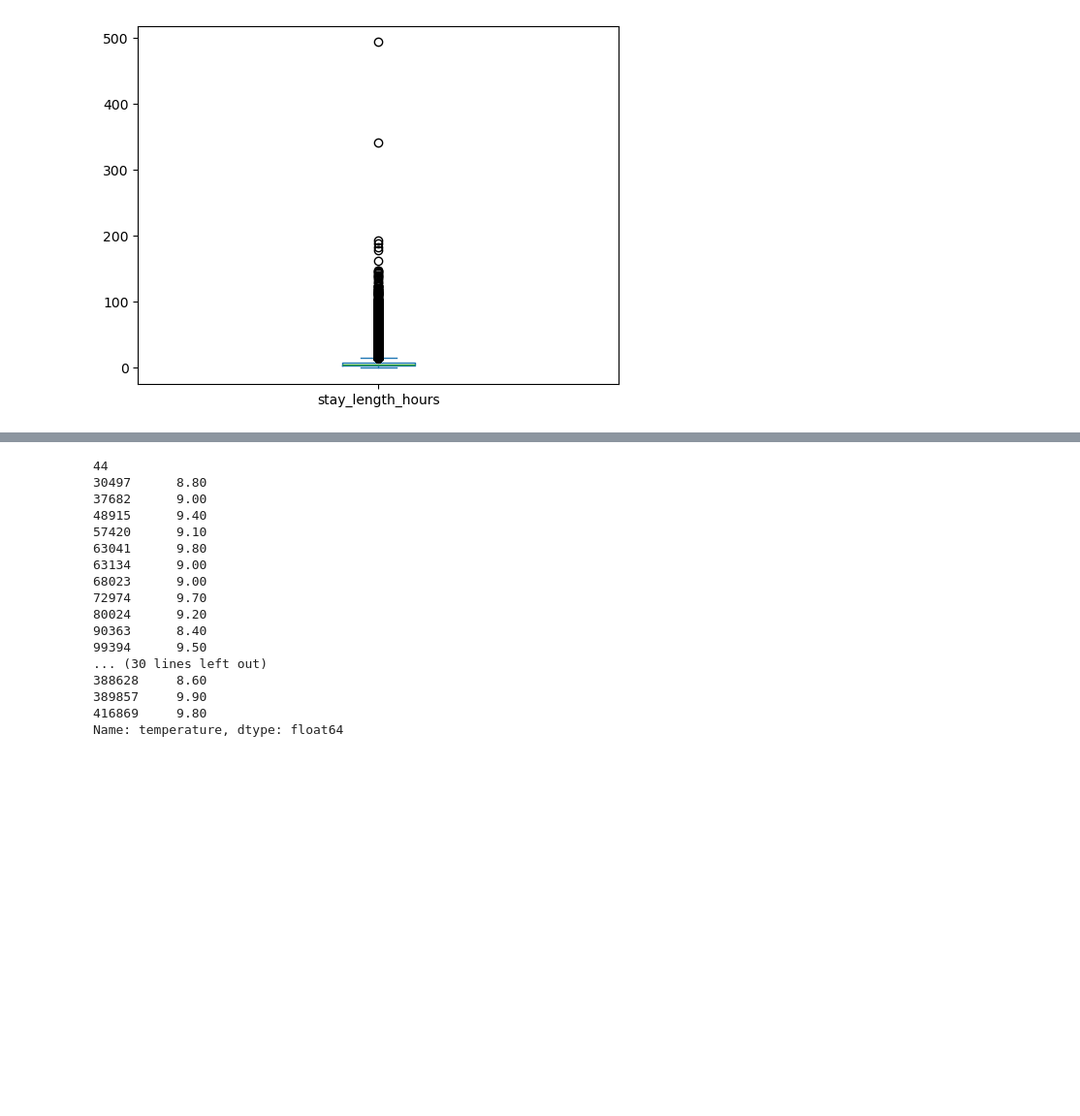
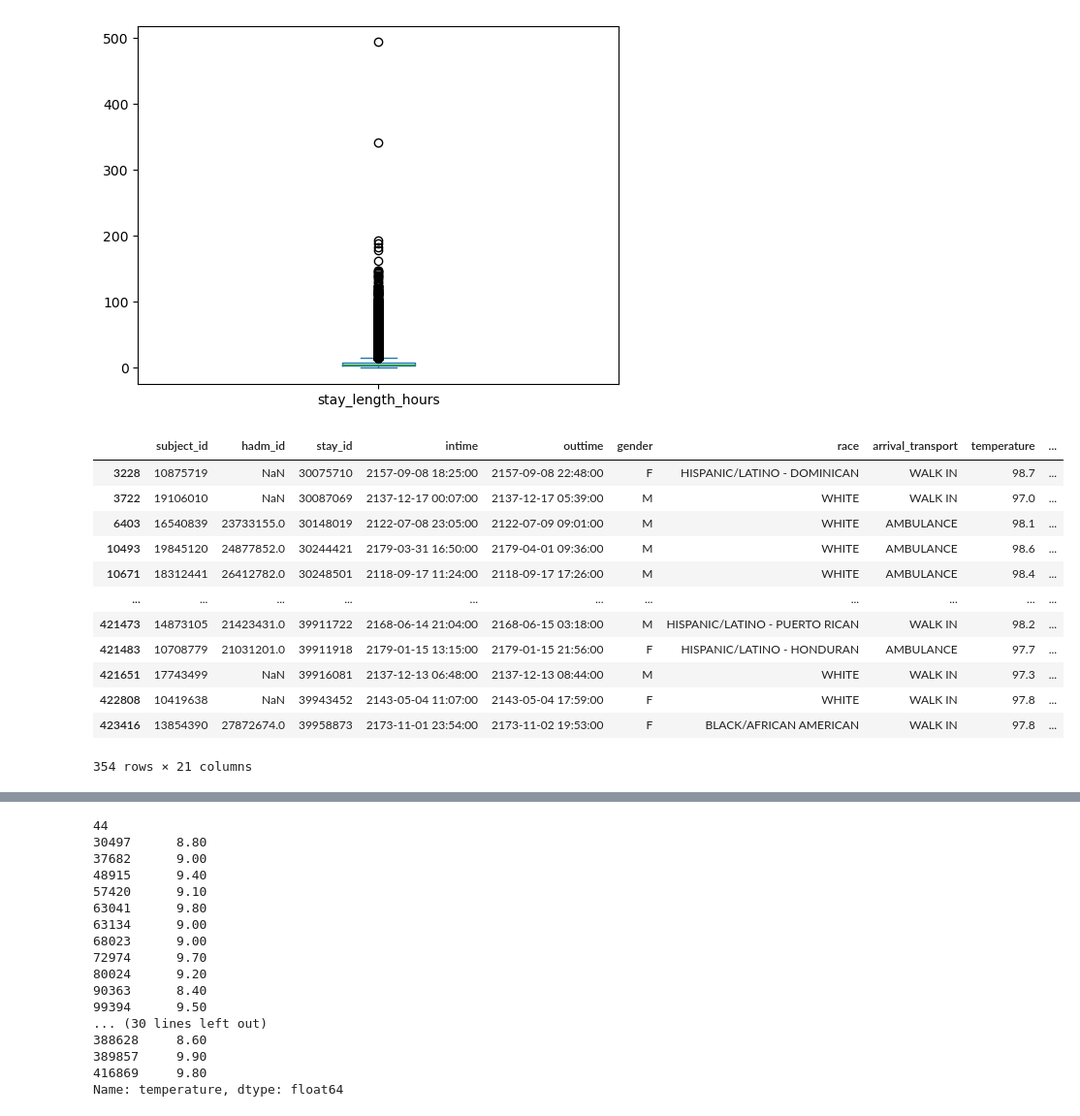
Before and after one commit to ewiesner/Emergency-Department-Wait-Times-, a Jupyter notebook: Cleaning.ipynb, the cells around one changed output, grey strips where cells are left out. Shown at 97% size. Drawn from its saved outputs; the diff is of its cells as text; code cells hidden in the pictures; blank space fills up the shorter version.

```diff
--- a/Cleaning.ipynb
+++ b/Cleaning.ipynb
@@ -6,8 +6,8 @@ import seaborn as sns
 # %%
 #The data relevant to our research question is in the following two files. Note these contain background information about patients (age, sex, etc), as well as information obtained at the paitent's arrival at the ED.
 # Although there is other data available, it is obtained later in the patient's ED stay.
-edstays = pd.read_csv('MIMIC_data/edstays.csv.gz', compression='gzip')
-triage = pd.read_csv('MIMIC_data/triage.csv.gz', compression='gzip')
+edstays = pd.read_csv('ed_data/edstays.csv.gz', compression='gzip')
+triage = pd.read_csv('ed_data/triage.csv.gz', compression='gzip')
 # %%
 # Merge these two dataframes along the stay_id column.
 df=pd.merge(edstays, triage, how='outer', on='stay_id')
@@ -57,3 +57,19 @@ df['stay_length_hours'].plot(kind='box')
 df = df[df['stay_length_hours'] <= 300]
 # %% [output]
 [figure]
+# %%
+df[(df['dbp'] >200) & (df['dbp'] <2000)]
+# %% [output]
+|  | subject_id | hadm_id | stay_id | intime | outtime | gender | race | arrival_transport | temperature | ... |
+| 3228 | 10875719 | NaN | 30075710 | 2157-09-08 18:25:00 | 2157-09-08 22:48:00 | F | HISPANIC/LATINO - DOMINICAN | WALK IN | 98.7 | ... |
+| 3722 | 19106010 | NaN | 30087069 | 2137-12-17 00:07:00 | 2137-12-17 05:39:00 | M | WHITE | WALK IN | 97.0 | ... |
+| 6403 | 16540839 | 23733155.0 | 30148019 | 2122-07-08 23:05:00 | 2122-07-09 09:01:00 | M | WHITE | AMBULANCE | 98.1 | ... |
+| 10493 | 19845120 | 24877852.0 | 30244421 | 2179-03-31 16:50:00 | 2179-04-01 09:36:00 | M | WHITE | AMBULANCE | 98.6 | ... |
+| 10671 | 18312441 | 26412782.0 | 30248501 | 2118-09-17 11:24:00 | 2118-09-17 17:26:00 | M | WHITE | AMBULANCE | 98.4 | ... |
+| ... | ... | ... | ... | ... | ... | ... | ... | ... | ... | ... |
+| 421473 | 14873105 | 21423431.0 | 39911722 | 2168-06-14 21:04:00 | 2168-06-15 03:18:00 | M | HISPANIC/LATINO - PUERTO RICAN | WALK IN | 98.2 | ... |
+| 421483 | 10708779 | 21031201.0 | 39911918 | 2179-01-15 13:15:00 | 2179-01-15 21:56:00 | F | HISPANIC/LATINO - HONDURAN | AMBULANCE | 97.7 | ... |
+| 421651 | 17743499 | NaN | 39916081 | 2137-12-13 06:48:00 | 2137-12-13 08:44:00 | M | WHITE | WALK IN | 97.3 | ... |
+| 422808 | 10419638 | NaN | 39943452 | 2143-05-04 11:07:00 | 2143-05-04 17:59:00 | F | WHITE | WALK IN | 97.8 | ... |
+| 423416 | 13854390 | 27872674.0 | 39958873 | 2173-11-01 23:54:00 | 2173-11-02 19:53:00 | F | BLACK/AFRICAN AMERICAN | WALK IN | 97.8 | ... |
+354 rows × 21 columns
```
Also changed, not shown: parts of 1 cell of this notebook, 1 other file.
